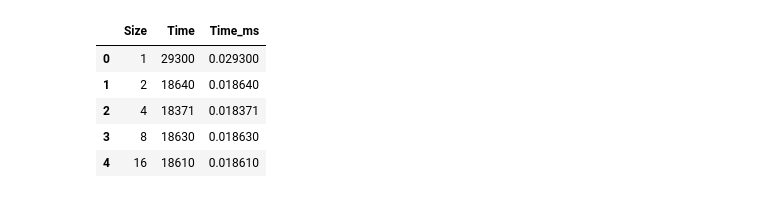
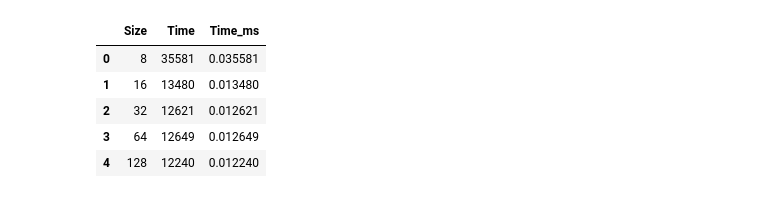
Before and after one commit to siboehm/bench, a Jupyter notebook: gpu/pcie/pcie_vis.ipynb, the cells around one changed output. Saved outputs shown, nothing was run; the diff lists cells and outputs as text; code cells hidden in the pictures.

Commit message:
Finish PCIe

```diff
--- a/gpu/pcie/pcie_vis.ipynb
+++ b/gpu/pcie/pcie_vis.ipynb
@@ -8,11 +12,14 @@ sns.set(style="whitegrid")
 # %%
-df = pd.read_csv('build/pcie_pinned_write_combined.csv')
-df['Time_ms'] = df['Time'] / 1000 / 1000
-df.head()
+df_normal = pd.read_csv('build/pcie_normal.csv')
+df_normal['Time_ms'] = df_normal['Time'] / 1000 / 1000
+df_pinned = pd.read_csv('build/pcie_pinned.csv')
+df_pinned['Time_ms'] = df_pinned['Time'] / 1000 / 1000
+
+df_pinned.head()
 # %% [output]
 |  | Size | Time | Time_ms |
-| 0 | 1 | 29300 | 0.029300 |
-| 1 | 2 | 18640 | 0.018640 |
-| 2 | 4 | 18371 | 0.018371 |
-| 3 | 8 | 18630 | 0.018630 |
-| 4 | 16 | 18610 | 0.018610 |
+| 0 | 8 | 35581 | 0.035581 |
+| 1 | 16 | 13480 | 0.013480 |
+| 2 | 32 | 12621 | 0.012621 |
+| 3 | 64 | 12649 | 0.012649 |
+| 4 | 128 | 12240 | 0.012240 |
```
Also changed, not shown: parts of 3 cells of this notebook, 3 other files.
